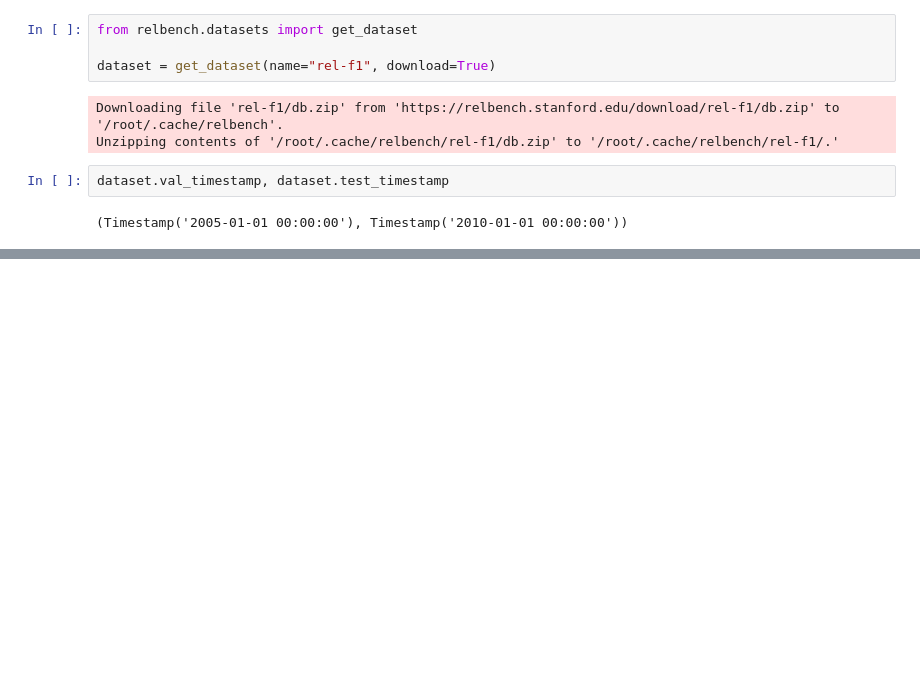
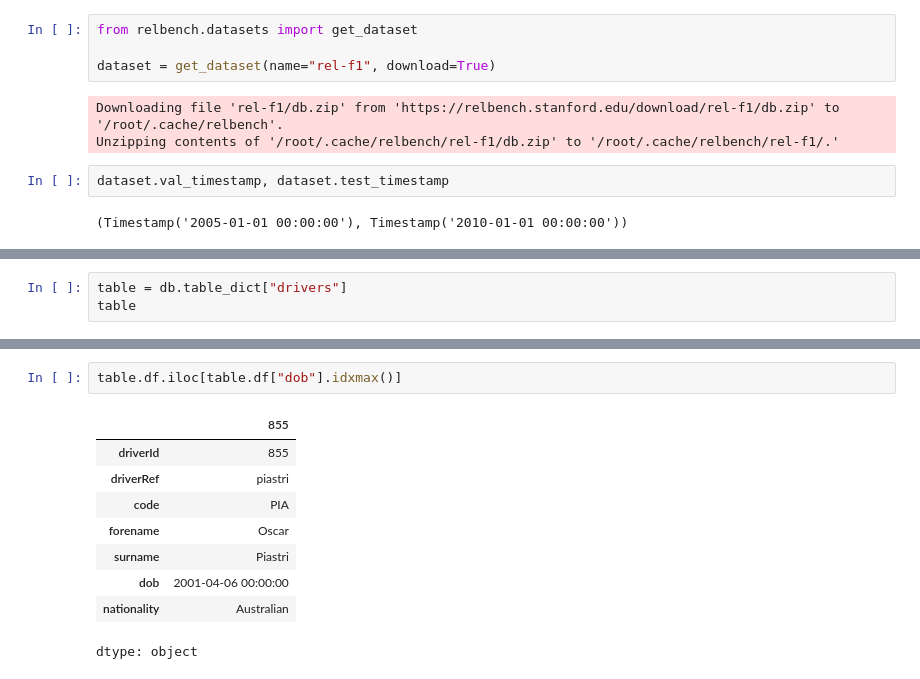
Before and after one commit to AnantChandra/google-colab, a Jupyter notebook: relbench_f1_dataset.ipynb, the cells around one changed output, grey strips where cells are left out. Saved outputs shown, nothing was run; the diff lists cells and outputs as text; blank space fills up the shorter version.

```diff
--- a/relbench_f1_dataset.ipynb
+++ b/relbench_f1_dataset.ipynb
@@ -51,0 +69,3 @@ dataset.val_timestamp, dataset.test_timestamp
+# %%
+table = db.table_dict["drivers"]
+table
@@ -51,0 +90,12 @@ dataset.val_timestamp, dataset.test_timestamp
+# %%
+table.df.iloc[table.df["dob"].idxmax()]
+# %% [output]
+|  | 855 |
+| driverId | 855 |
+| driverRef | piastri |
+| code | PIA |
+| forename | Oscar |
+| surname | Piastri |
+| dob | 2001-04-06 00:00:00 |
+| nationality | Australian |
+dtype: object
```
Also changed, not shown: parts of 12 cells of this notebook.
